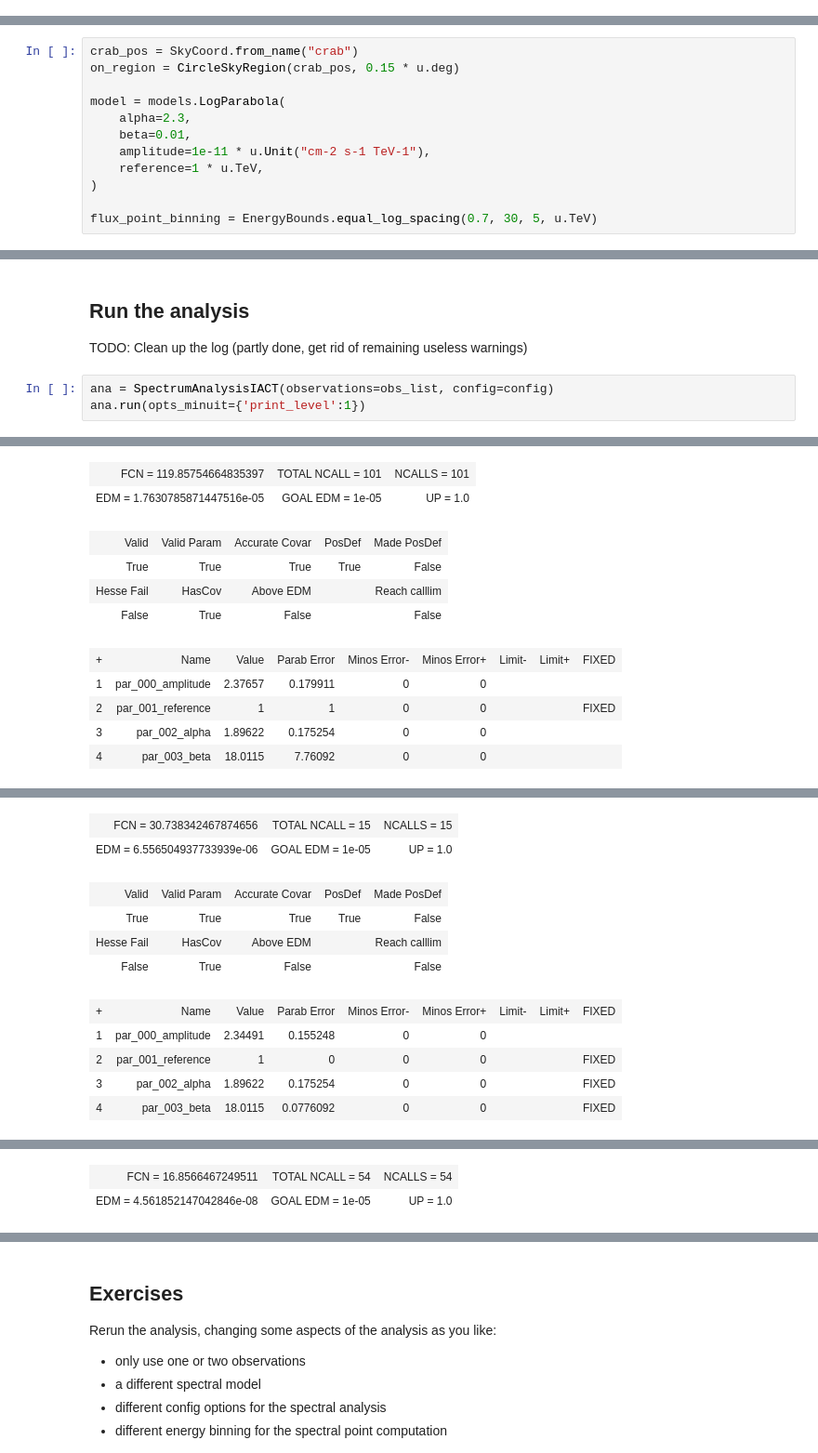
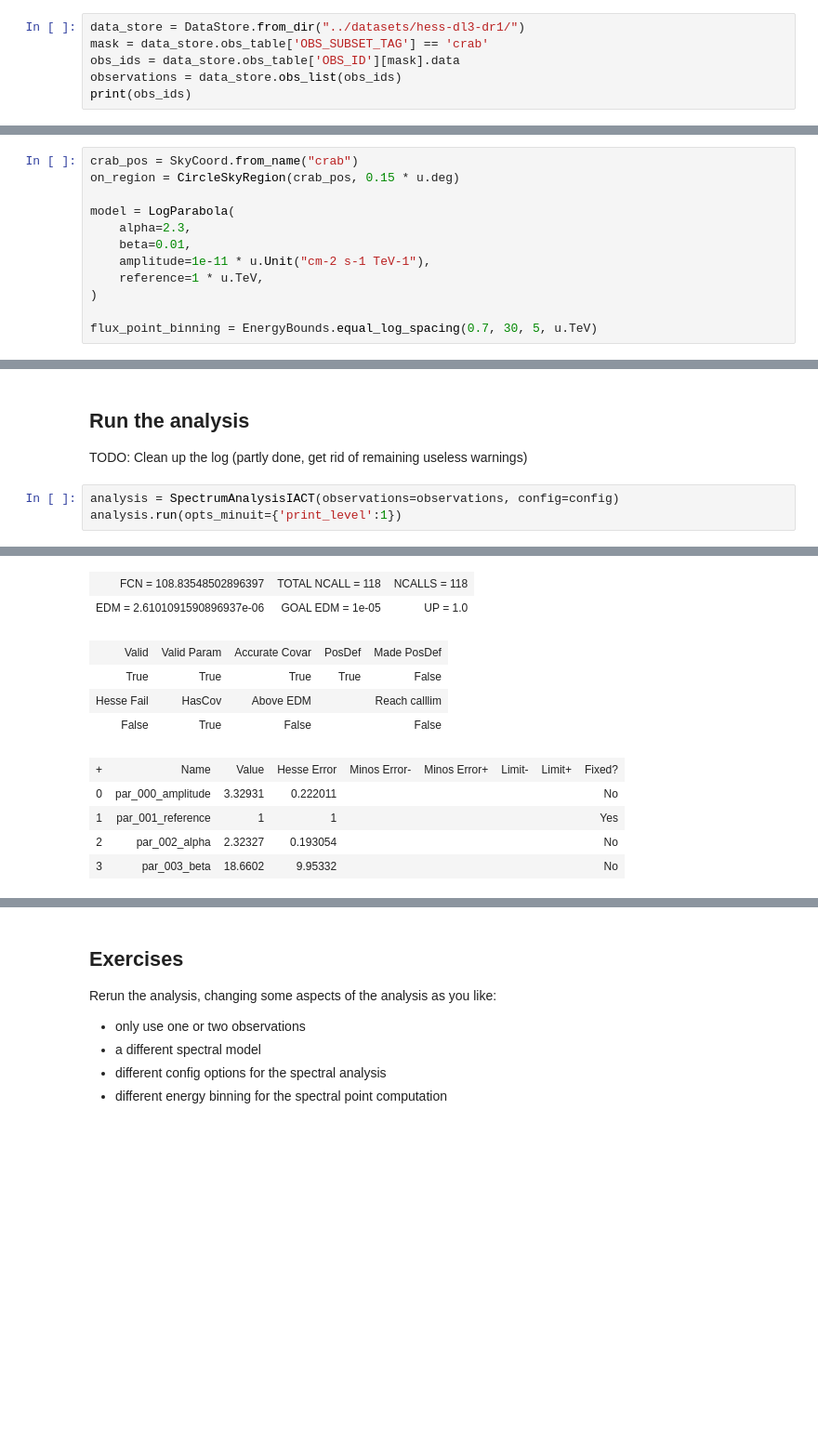
Before and after one commit to gammapy/gammapy-extra, a Jupyter notebook: notebooks/spectrum_pipe.ipynb, the cells around one changed output, grey strips where cells are left out. Shown at 93% size. Cells and saved outputs as stored; diff of their text form; blank space fills up the shorter version.

```diff
--- a/notebooks/spectrum_pipe.ipynb
+++ b/notebooks/spectrum_pipe.ipynb
@@ -48,0 +38,6 @@ Use observations [23523 23526 23559 23592]
+# %%
+data_store = DataStore.from_dir("../datasets/hess-dl3-dr1/")
+mask = data_store.obs_table['OBS_SUBSET_TAG'] == 'crab'
+obs_ids = data_store.obs_table['OBS_ID'][mask].data
+observations = data_store.obs_list(obs_ids)
+print(obs_ids)
@@ -54,7 +51,7 @@ Now we'll define the input for the spectrum analysis. It will be done the python
 crab_pos = SkyCoord.from_name("crab")
 on_region = CircleSkyRegion(crab_pos, 0.15 * u.deg)
 
-model = models.LogParabola(
+model = LogParabola(
     alpha=2.3,
     beta=0.01,
     amplitude=1e-11 * u.Unit("cm-2 s-1 TeV-1"),
@@ -103,19 +97,19 @@ config = dict(
 
 TODO: Clean up the log (partly done, get rid of remaining useless warnings)
 # %%
-ana = SpectrumAnalysisIACT(observations=obs_list, config=config)
-ana.run(opts_minuit={'print_level':1})
+analysis = SpectrumAnalysisIACT(observations=observations, config=config)
+analysis.run(opts_minuit={'print_level':1})
 # %% [output]
 [interactive output not drawn]
-| FCN = 119.85754664835397 | TOTAL NCALL = 101 | NCALLS = 101 |
-| EDM = 1.7630785871447516e-05 | GOAL EDM = 1e-05 | UP = 1.0 |
+| FCN = 108.83548502896397 | TOTAL NCALL = 118 | NCALLS = 118 |
+| EDM = 2.6101091590896937e-06 | GOAL EDM = 1e-05 | UP = 1.0 |
 | Valid | Valid Param | Accurate Covar | PosDef | Made PosDef |
 | True | True | True | True | False |
 | Hesse Fail | HasCov | Above EDM |  | Reach calllim |
 | False | True | False |  | False |
-| + | Name | Value | Parab Error | Minos Error- | Minos Error+ | Limit- | Limit+ | FIXED |
-| 1 | par_000_amplitude | 2.37657 | 0.179911 | 0 | 0 |  |  |  |
-| 2 | par_001_reference | 1 | 1 | 0 | 0 |  |  | FIXED |
-| 3 | par_002_alpha | 1.89622 | 0.175254 | 0 | 0 |  |  |  |
-| 4 | par_003_beta | 18.0115 | 7.76092 | 0 | 0 |  |  |  |
+| + | Name | Value | Hesse Error | Minos Error- | Minos Error+ | Limit- | Limit+ | Fixed? |
+| 0 | par_000_amplitude | 3.32931 | 0.222011 |  |  |  |  | No |
+| 1 | par_001_reference | 1 | 1 |  |  |  |  | Yes |
+| 2 | par_002_alpha | 2.32327 | 0.193054 |  |  |  |  | No |
+| 3 | par_003_beta | 18.6602 | 9.95332 |  |  |  |  | No |
 [interactive output not drawn]
@@ -123,11 +115,0 @@ ana.run(opts_minuit={'print_level':1})
-| FCN = 30.738342467874656 | TOTAL NCALL = 15 | NCALLS = 15 |
-| EDM = 6.556504937733939e-06 | GOAL EDM = 1e-05 | UP = 1.0 |
-| Valid | Valid Param | Accurate Covar | PosDef | Made PosDef |
-| True | True | True | True | False |
-| Hesse Fail | HasCov | Above EDM |  | Reach calllim |
-| False | True | False |  | False |
-| + | Name | Value | Parab Error | Minos Error- | Minos Error+ | Limit- | Limit+ | FIXED |
-| 1 | par_000_amplitude | 2.34491 | 0.155248 | 0 | 0 |  |  |  |
-| 2 | par_001_reference | 1 | 0 | 0 | 0 |  |  | FIXED |
-| 3 | par_002_alpha | 1.89622 | 0.175254 | 0 | 0 |  |  | FIXED |
-| 4 | par_003_beta | 18.0115 | 0.0776092 | 0 | 0 |  |  | FIXED |
@@ -136,2 +115,0 @@ ana.run(opts_minuit={'print_level':1})
-| FCN = 16.8566467249511 | TOTAL NCALL = 54 | NCALLS = 54 |
-| EDM = 4.561852147042846e-08 | GOAL EDM = 1e-05 | UP = 1.0 |
```
Also changed, not shown: parts of 9 cells of this notebook.
